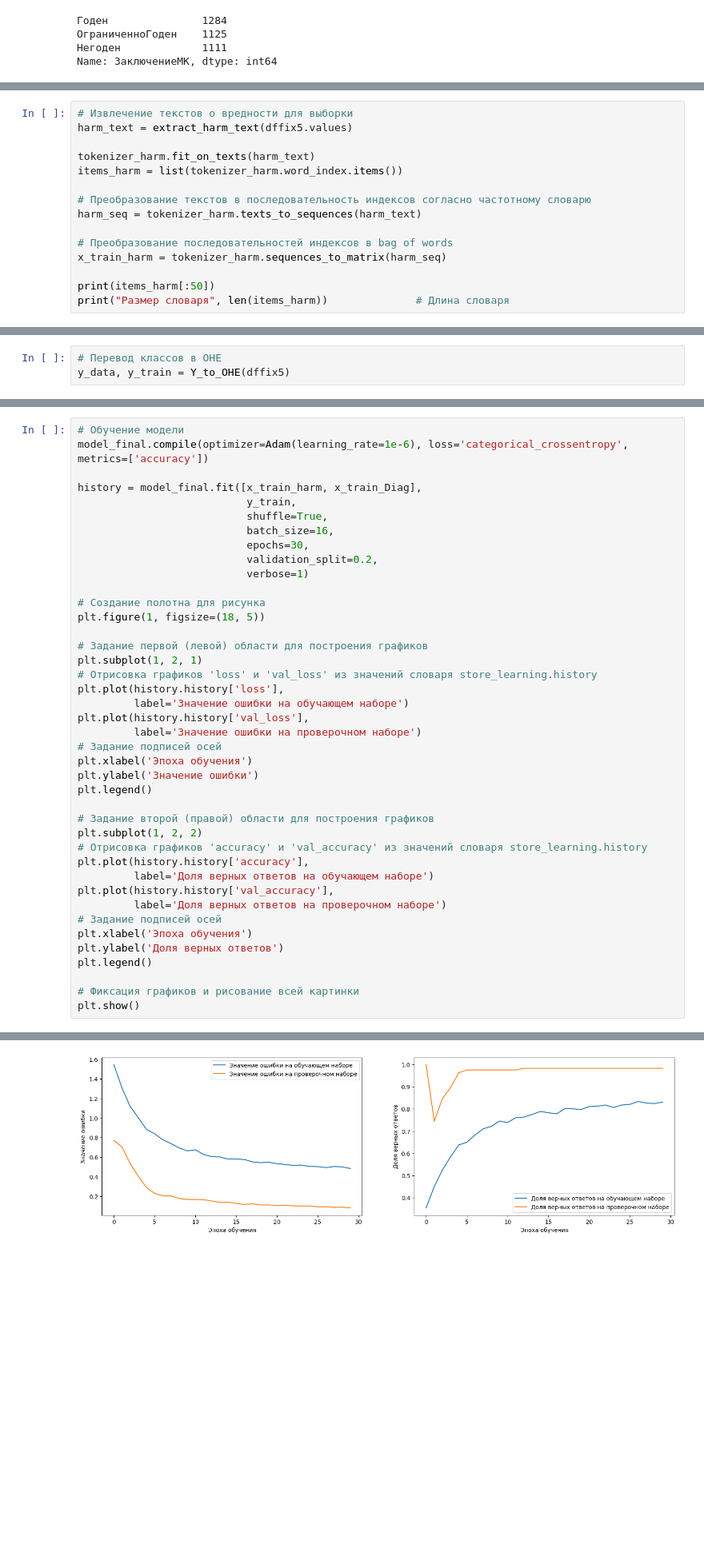
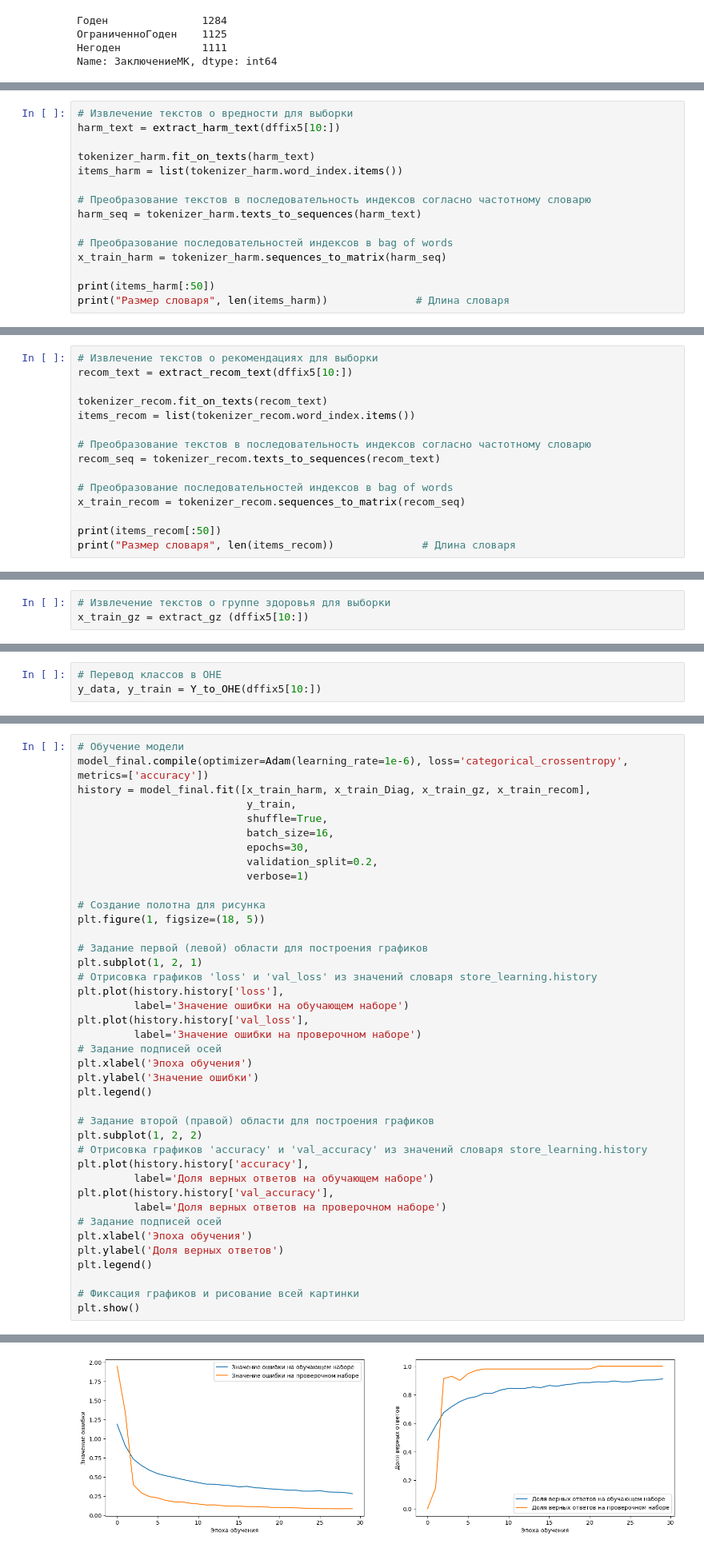
Before and after one commit to Untick/InspectrumClinic_RecSys, a Jupyter notebook: Zemlyakov_Serj/Int_1_Профпатолог_2_00.ipynb, the cells around one changed output, grey strips where cells are left out. Shown at 80% size. Cells and saved outputs as stored; diff of their text form; blank space fills up the shorter version.

```diff
--- a/Zemlyakov_Serj/Int_1_Профпатолог_2_00.ipynb
+++ b/Zemlyakov_Serj/Int_1_Профпатолог_2_00.ipynb
@@ -630,6 +663,6 @@ print(x_train_Diag[n][0:242])          # Диагноз в bag of words
 # %%
 # Извлечение текстов о вредности для выборки
-harm_text = extract_harm_text(dffix5.values)
+harm_text = extract_harm_text(dffix5[10:])
 
 tokenizer_harm.fit_on_texts(harm_text)
 items_harm = list(tokenizer_harm.word_index.items())
@@ -661,0 +687,15 @@ print(x_train_harm[n][0:100])          # Вредность в bag of words
+# %%
+# Извлечение текстов о рекомендациях для выборки
+recom_text = extract_recom_text(dffix5[10:])
+
+tokenizer_recom.fit_on_texts(recom_text)
+items_recom = list(tokenizer_recom.word_index.items())
+
+# Преобразование текстов в последовательность индексов согласно частотному словарю
+recom_seq = tokenizer_recom.texts_to_sequences(recom_text)
+
+# Преобразование последовательностей индексов в bag of words
+x_train_recom = tokenizer_recom.sequences_to_matrix(recom_seq)
+
+print(items_recom[:50])
+print("Размер словаря", len(items_recom))              # Длина словаря
@@ -662 +705,4 @@ print(x_train_harm[n][0:100])          # Вредность в bag of words
+# %%
+# Извлечение текстов о группе здоровья для выборки
+x_train_gz = extract_gz (dffix5[10:])
 # %%
@@ -668,6 +715,6 @@ print(dffix5.values[1421])
 # %%
 # Перевод классов в OHE
-y_data, y_train = Y_to_OHE(dffix5)
+y_data, y_train = Y_to_OHE(dffix5[10:])
 # %%
 print('Размер выборки Вредности', x_train_harm.shape)
 print('Размер выборки Диагноза', x_train_Diag.shape)
@@ -743,8 +843,7 @@ ________________________________________________________________________________
 # %%
 # Обучение модели
 model_final.compile(optimizer=Adam(learning_rate=1e-6), loss='categorical_crossentropy', metrics=['accuracy'])
-
-history = model_final.fit([x_train_harm, x_train_Diag],
+history = model_final.fit([x_train_harm, x_train_Diag, x_train_gz, x_train_recom],
                            y_train,
                            shuffle=True,
                            batch_size=16,
@@ -802 +901 @@ Epoch 30/30
-[figure, old version]
+[figure, new version]
```
Also changed, not shown: parts of 51 cells of this notebook.
